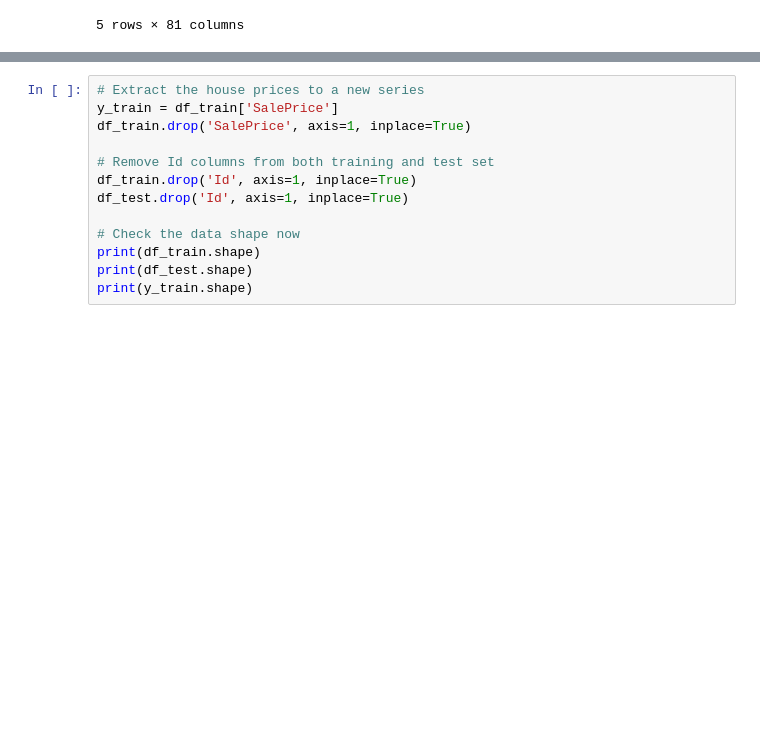
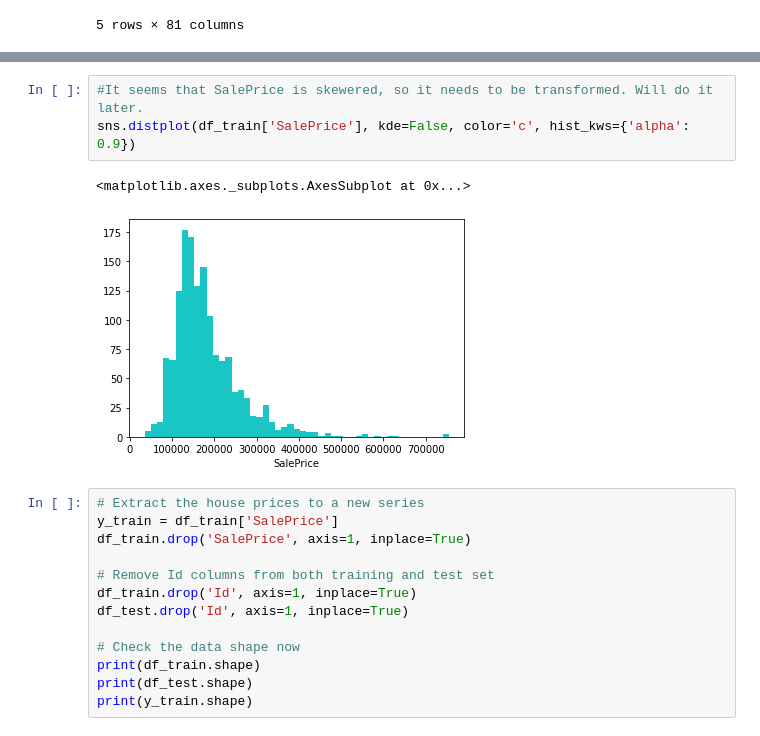
Before and after one commit to gtset164/Kaggle_HousePrices, a Jupyter notebook: house price.ipynb, the cells around one changed output, grey strips where cells are left out. Drawn from its saved outputs; the diff is of its cells as text; blank space fills up the shorter version.

```diff
--- a/house price.ipynb
+++ b/house price.ipynb
@@ -105,3 +180,9 @@ df_train.head()
+# %%
+#It seems that SalePrice is skewered, so it needs to be transformed. Will do it later.
+sns.distplot(df_train['SalePrice'], kde=False, color='c', hist_kws={'alpha': 0.9})
+# %% [output]
+<matplotlib.axes._subplots.AxesSubplot at 0x...>
+[figure, added]
 # %%
 # Extract the house prices to a new series
 y_train = df_train['SalePrice']
```
Also changed, not shown: parts of 43 cells of this notebook, 1 other file.
